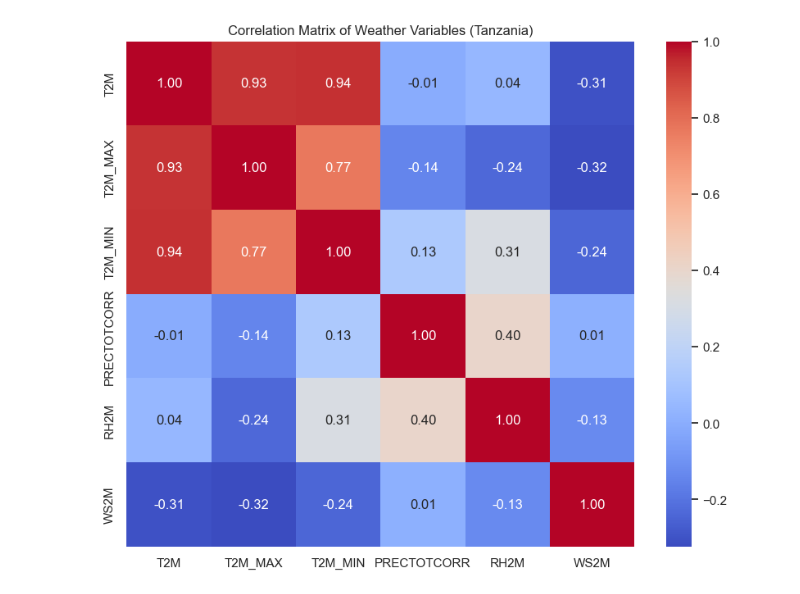
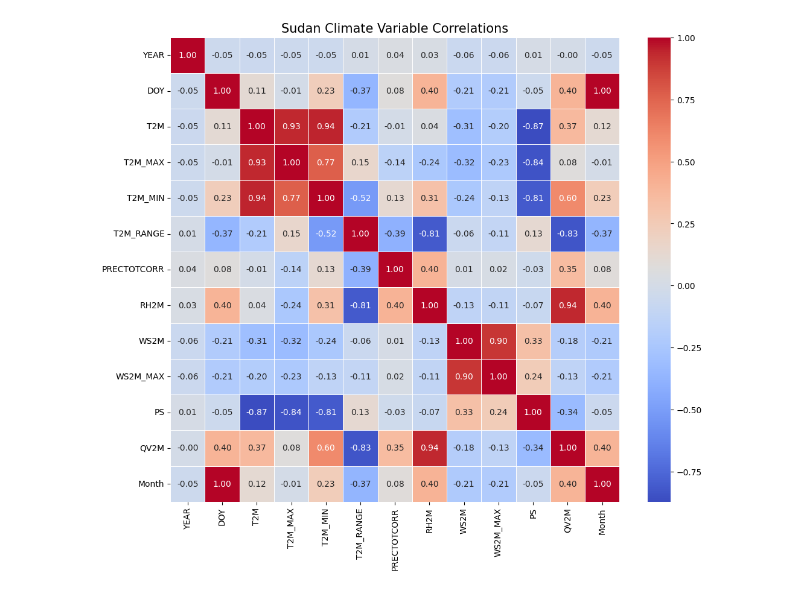
Before and after one commit to meba-tesfaye/climate-challenge-week0, a Jupyter notebook: sudan_eda.ipynb, the cells around one changed output. Saved outputs shown, nothing was run; the diff lists cells and outputs as text; code cells hidden in the pictures.

Commit message:
Complete EDA for all with visualizations

```diff
--- a/sudan_eda.ipynb
+++ b/sudan_eda.ipynb
@@ -48,23 +70,0 @@ plt.show()
-# %%
-# Set the visual style
-sns.set_theme(style="whitegrid")
-plt.figure(figsize=(14, 10))
-
-# Chart 1: Temperature Time Series (Monthly Average)
-plt.subplot(2, 1, 1)
-monthly_temp = df.groupby('Month')['T2M'].mean()
-sns.lineplot(x=monthly_temp.index, y=monthly_temp.values, marker='o', color='darkorange')
-plt.title('Average Monthly Temperature in Sudan (2015-2026)')
-plt.ylabel('Temperature (°C)')
-plt.xticks(range(1, 13), ['Jan', 'Feb', 'Mar', 'Apr', 'May', 'Jun', 'Jul', 'Aug', 'Sep', 'Oct', 'Nov', 'Dec'])
-
-# Chart 2: Precipitation (Monthly Total)
-plt.subplot(2, 1, 2)
-monthly_rain = df.groupby('Month')['PRECTOTCORR'].sum()
-sns.barplot(x=monthly_rain.index, y=monthly_rain.values, color='steelblue')
-plt.title('Total Monthly Precipitation in Sudan(2015-2026)')
-plt.ylabel('Rainfall (mm)')
-plt.xticks(range(0, 12), ['Jan', 'Feb', 'Mar', 'Apr', 'May', 'Jun', 'Jul', 'Aug', 'Sep', 'Oct', 'Nov', 'Dec'])
-
-plt.tight_layout()
-plt.show()
@@ -73,11 +71,13 @@ plt.show()
 # %%
-plt.figure(figsize=(10, 8))
-# Select only the weather columns for the correlation
-weather_cols = ['T2M', 'T2M_MAX', 'T2M_MIN', 'PRECTOTCORR', 'RH2M', 'WS2M']
-corr = df[weather_cols].corr()
+plt.figure(figsize=(12, 10))
 
-sns.heatmap(corr, annot=True, cmap='coolwarm', fmt=".2f")
-plt.title('Correlation Matrix of Weather Variables (Tanzania)')
+# The magic fix: numeric_only=True
+corr = df.corr(numeric_only=True)
+
+# Plotting the heatmap
+sns.heatmap(corr, annot=True, cmap='coolwarm', fmt=".2f", linewidths=0.5)
+
+plt.title('Sudan Climate Variable Correlations', fontsize=15)
 plt.show()
 # %% [output]
-[figure, old version]
+[figure, new version]
```
Also changed, not shown: parts of 9 cells of this notebook, 3 other files.
